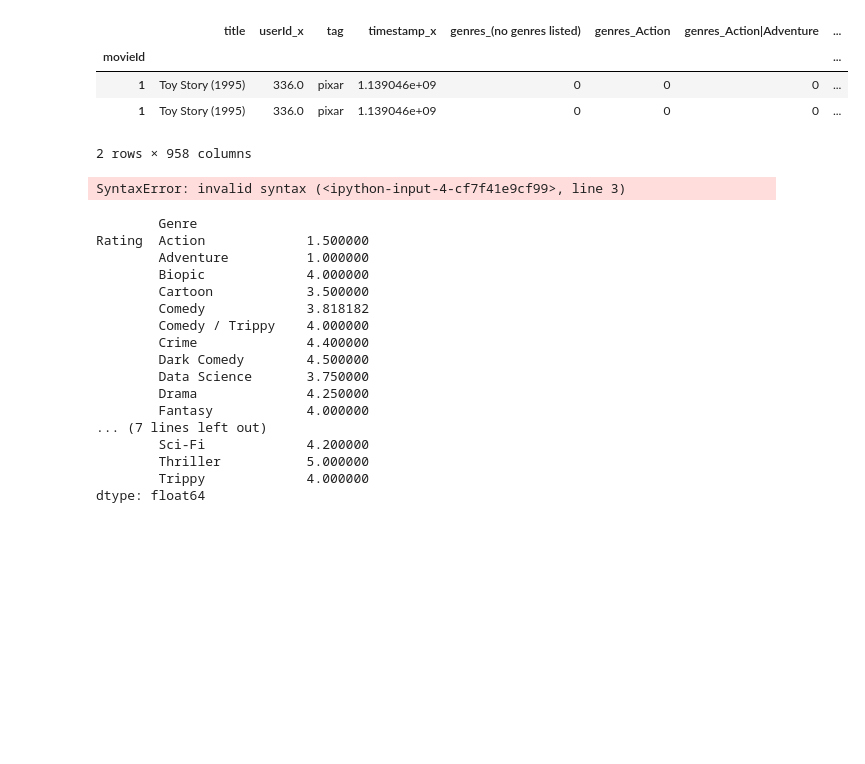
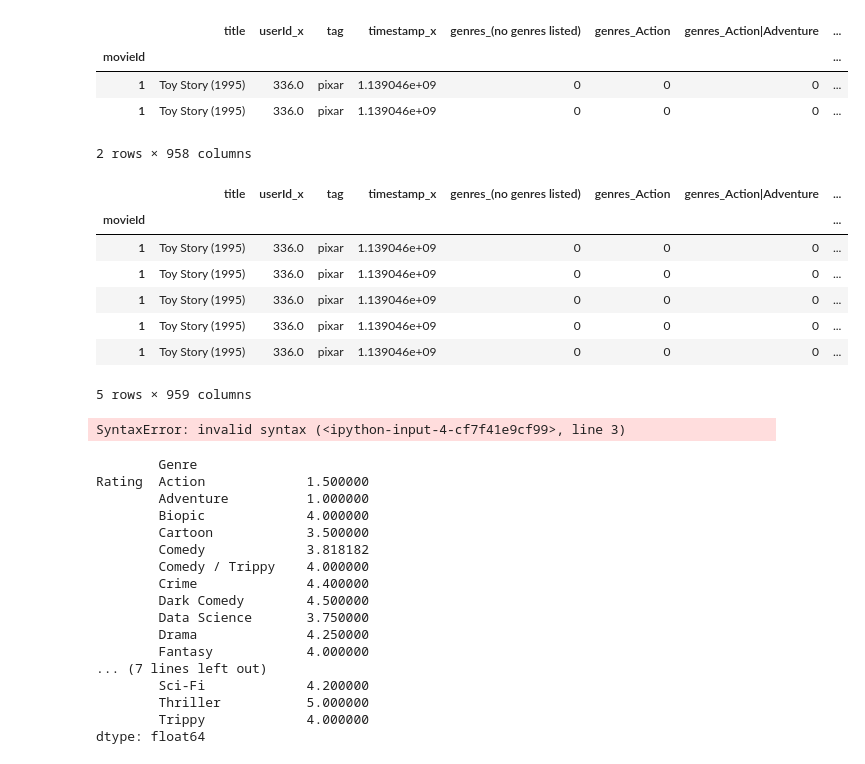
Before and after one commit to julian801/JC_Movie_Recommender, a Jupyter notebook: JC_Movie_Recommender.ipynb, the cells around one changed output. Cells and saved outputs as stored; diff of their text form; code cells hidden in the pictures; blank space fills up the shorter version.

Commit message:
year column added

```diff
--- a/JC_Movie_Recommender.ipynb
+++ b/JC_Movie_Recommender.ipynb
@@ -34,6 +38,24 @@ merge.head(2)
 | 1 | Toy Story (1995) | 336.0 | pixar | 1.139046e+09 | 0 | 0 | 0 | ... |
 | 1 | Toy Story (1995) | 336.0 | pixar | 1.139046e+09 | 0 | 0 | 0 | ... |
 2 rows × 958 columns
+# %%
+#split out the year
+import re
+pattern = '(\d\d\d\d)'
+def get_year(s):
+    return re.findall(pattern, s)
+merge['year'] = merge['title'].apply(get_year)
+# %%
+merge.head()
+# %% [output]
+|  | title | userId_x | tag | timestamp_x | genres_(no genres listed) | genres_Action | genres_Action|Adventure | ... |
+| movieId |  |  |  |  |  |  |  | ... |
+| 1 | Toy Story (1995) | 336.0 | pixar | 1.139046e+09 | 0 | 0 | 0 | ... |
+| 1 | Toy Story (1995) | 336.0 | pixar | 1.139046e+09 | 0 | 0 | 0 | ... |
+| 1 | Toy Story (1995) | 336.0 | pixar | 1.139046e+09 | 0 | 0 | 0 | ... |
+| 1 | Toy Story (1995) | 336.0 | pixar | 1.139046e+09 | 0 | 0 | 0 | ... |
+| 1 | Toy Story (1995) | 336.0 | pixar | 1.139046e+09 | 0 | 0 | 0 | ... |
+5 rows × 959 columns
 # %%
 ##Class
 # %%
```
Also changed, not shown: parts of 1 cell of this notebook.
